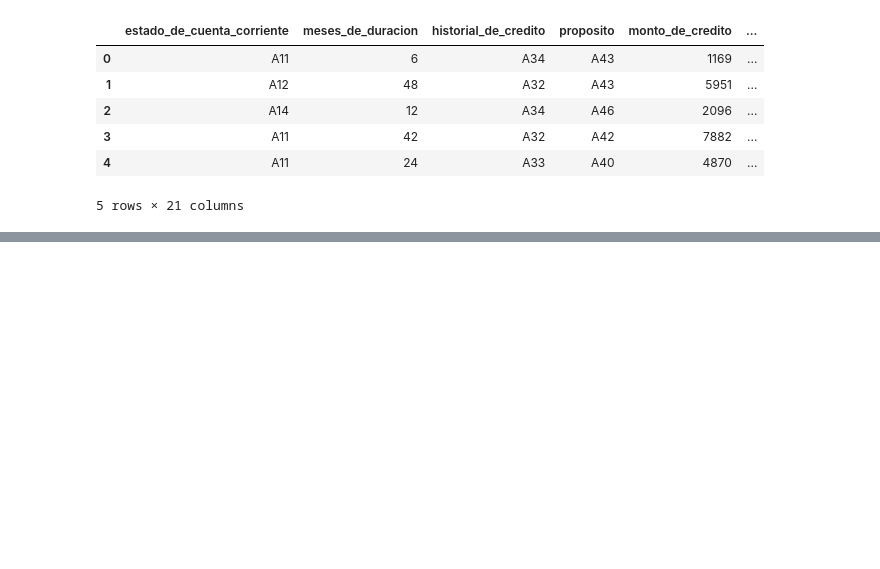
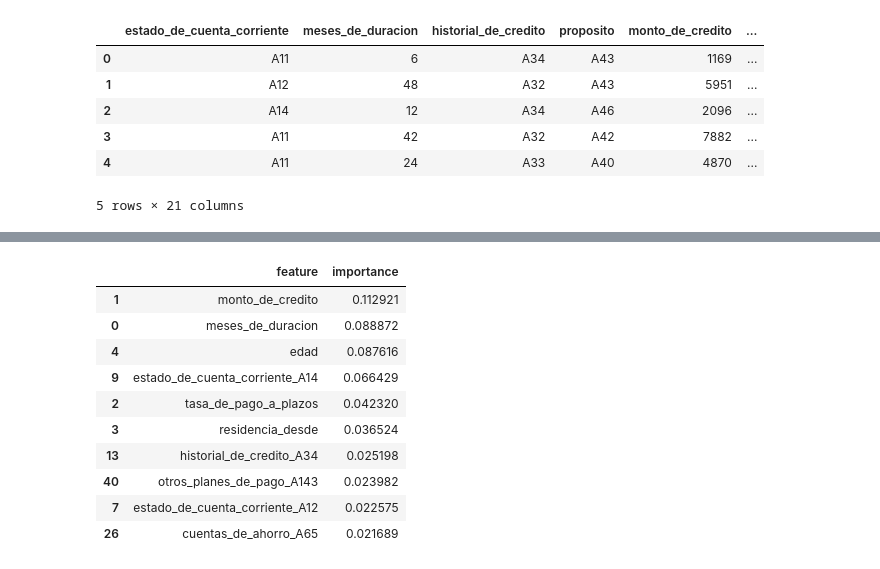
Before and after one commit to germanmz1/AnalisisRiesgoCrediticio, a Jupyter notebook: notebooks/01_eda_german_credit_risk.ipynb, the cells around one changed output, grey strips where cells are left out. Cells and saved outputs as stored; diff of their text form; code cells hidden in the pictures; blank space fills up the shorter version.

```diff
--- a/notebooks/01_eda_german_credit_risk.ipynb
+++ b/notebooks/01_eda_german_credit_risk.ipynb
@@ -266,0 +469,25 @@ df_clean.head()
+# %%
+#  variables importantes
+
+import pandas as pd
+
+importances = rf_model.feature_importances_
+feature_names = X_train_scaled.columns
+feature_importance_df = pd.DataFrame({
+    "feature": feature_names,
+    "importance": importances
+})
+feature_importance_df = feature_importance_df.sort_values(by="importance", ascending=False)
+feature_importance_df.head(10)
+# %% [output]
+|  | feature | importance |
+| 1 | monto_de_credito | 0.112921 |
+| 0 | meses_de_duracion | 0.088872 |
+| 4 | edad | 0.087616 |
+| 9 | estado_de_cuenta_corriente_A14 | 0.066429 |
+| 2 | tasa_de_pago_a_plazos | 0.042320 |
+| 3 | residencia_desde | 0.036524 |
+| 13 | historial_de_credito_A34 | 0.025198 |
+| 40 | otros_planes_de_pago_A143 | 0.023982 |
+| 7 | estado_de_cuenta_corriente_A12 | 0.022575 |
+| 26 | cuentas_de_ahorro_A65 | 0.021689 |
```
Also changed, not shown: parts of 22 cells of this notebook.
